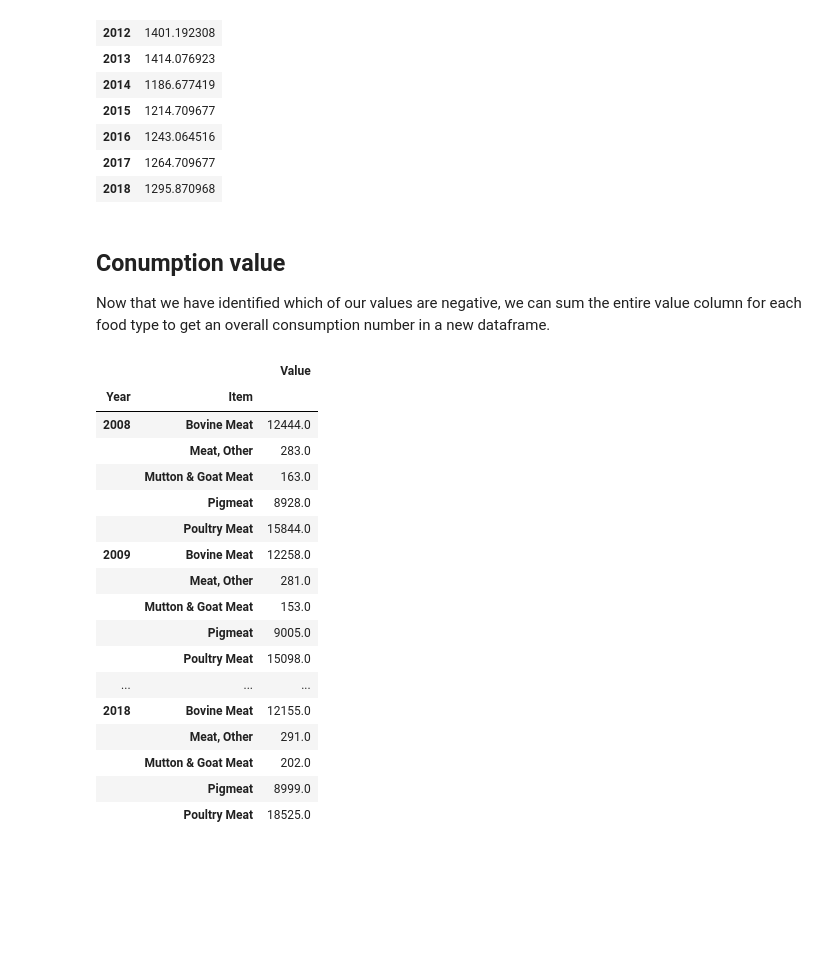
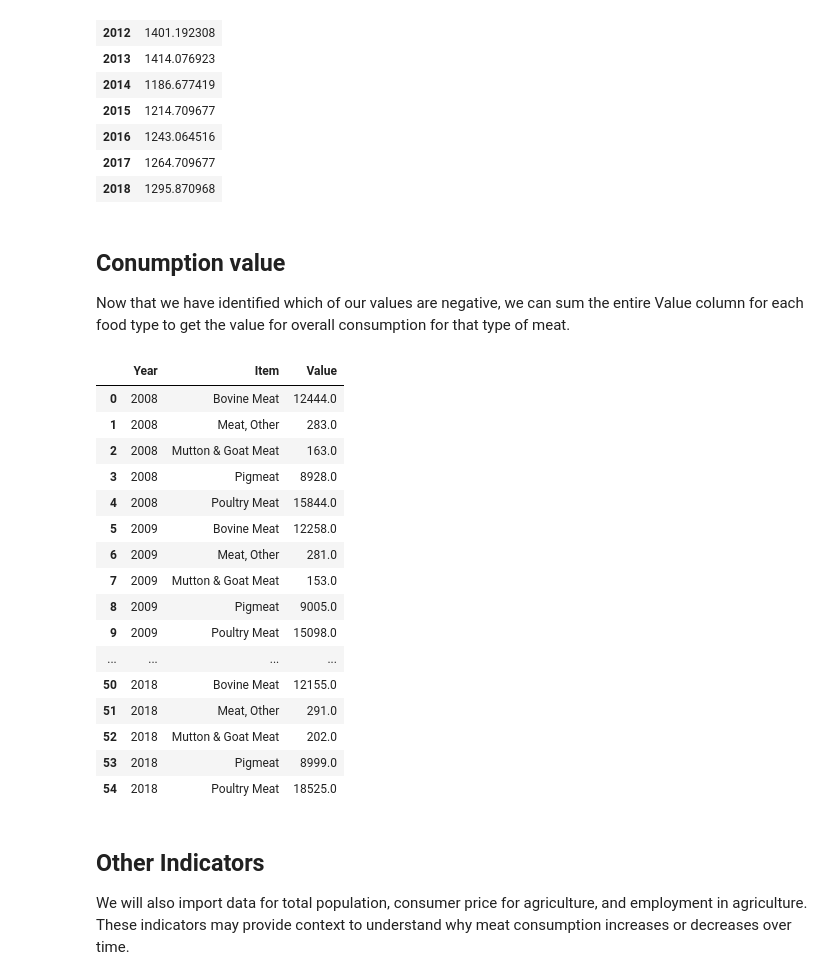
Before and after one commit to arielletannin/Predictors-of-Meat-Consumption, a Jupyter notebook: [Capstone1] Data Wrangling.ipynb, the cells around one changed output. Saved outputs shown, nothing was run; the diff lists cells and outputs as text; code cells hidden in the pictures; blank space fills up the shorter version.

Commit message:
data wrangling progress and new indicators

```diff
--- a/[Capstone1] Data Wrangling.ipynb
+++ b/[Capstone1] Data Wrangling.ipynb
@@ -137,25 +137,28 @@ all_avg
 | 2018 | 1295.870968 |
 # %% [markdown]
 ## Conumption value
-Now that we have identified which of our values are negative, we can sum the entire value column for each food type to get an overall consumption number in a new dataframe.
+Now that we have identified which of our values are negative, we can sum the entire Value column for each food type to get the value for overall consumption for that type of meat.
 # %%
-fao_all.set_index('Year').groupby(['Year','Item']).sum()
+consumption = fao_all.groupby(['Year','Item']).sum().reset_index()
+consumption
 # %% [output]
-|  |  | Value |
-| Year | Item |  |
-| 2008 | Bovine Meat | 12444.0 |
-|  | Meat, Other | 283.0 |
-|  | Mutton & Goat Meat | 163.0 |
-|  | Pigmeat | 8928.0 |
-|  | Poultry Meat | 15844.0 |
-| 2009 | Bovine Meat | 12258.0 |
-|  | Meat, Other | 281.0 |
-|  | Mutton & Goat Meat | 153.0 |
-|  | Pigmeat | 9005.0 |
-|  | Poultry Meat | 15098.0 |
-| ... | ... | ... |
-| 2018 | Bovine Meat | 12155.0 |
-|  | Meat, Other | 291.0 |
-|  | Mutton & Goat Meat | 202.0 |
-|  | Pigmeat | 8999.0 |
-|  | Poultry Meat | 18525.0 |
+|  | Year | Item | Value |
+| 0 | 2008 | Bovine Meat | 12444.0 |
+| 1 | 2008 | Meat, Other | 283.0 |
+| 2 | 2008 | Mutton & Goat Meat | 163.0 |
+| 3 | 2008 | Pigmeat | 8928.0 |
+| 4 | 2008 | Poultry Meat | 15844.0 |
+| 5 | 2009 | Bovine Meat | 12258.0 |
+| 6 | 2009 | Meat, Other | 281.0 |
+| 7 | 2009 | Mutton & Goat Meat | 153.0 |
+| 8 | 2009 | Pigmeat | 9005.0 |
+| 9 | 2009 | Poultry Meat | 15098.0 |
+| ... | ... | ... | ... |
+| 50 | 2018 | Bovine Meat | 12155.0 |
+| 51 | 2018 | Meat, Other | 291.0 |
+| 52 | 2018 | Mutton & Goat Meat | 202.0 |
+| 53 | 2018 | Pigmeat | 8999.0 |
+| 54 | 2018 | Poultry Meat | 18525.0 |
+# %% [markdown]
+## Other Indicators
+We will also import data for total population, consumer price for agriculture, and employment in agriculture. These indicators may provide context to understand why meat consumption increases or decreases over time.
```
Also changed, not shown: parts of 8 cells of this notebook, 3 other files.
